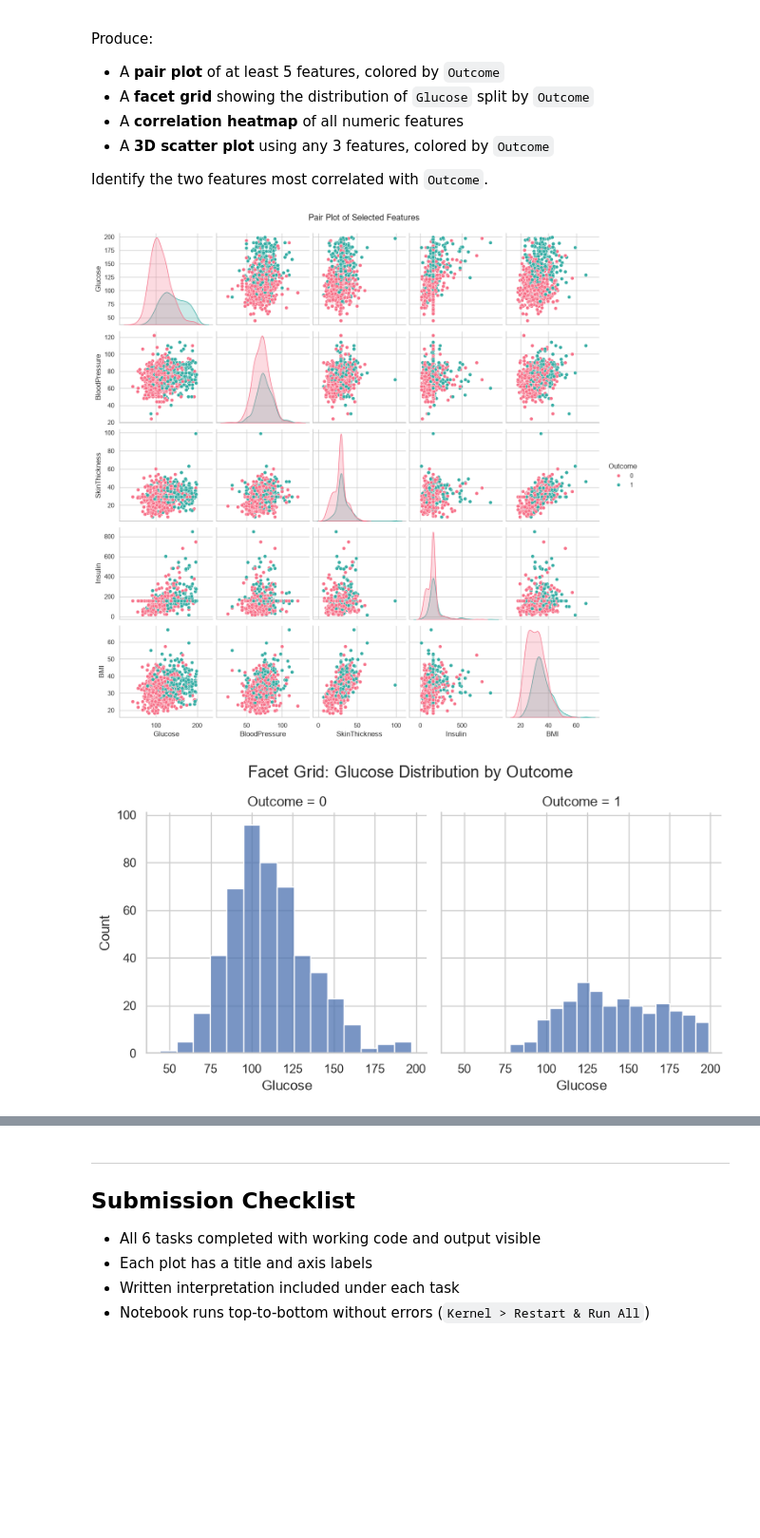
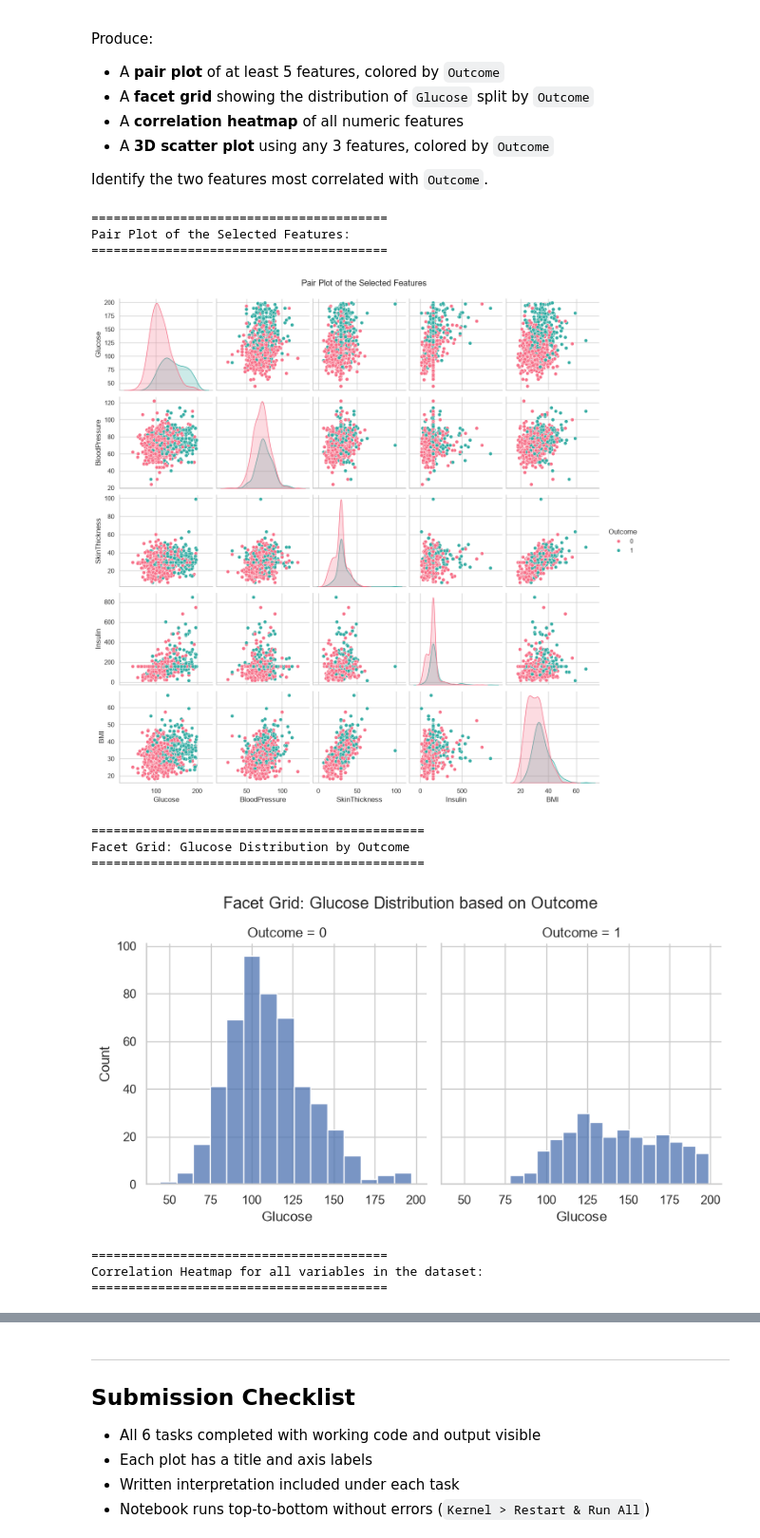
Before and after one commit to Zenith-prog21/Python-Notebooks-Codes-SC-211-, a Jupyter notebook: Python Notebooks Assignment/Gonzaga_1_1_Exploratory_Data_Analysis.ipynb, the cells around one changed output, grey strips where cells are left out. Shown at 95% size. Saved outputs shown, nothing was run; the diff lists cells and outputs as text; code cells hidden in the pictures; blank space fills up the shorter version.

```diff
--- a/Python Notebooks Assignment/Gonzaga_1_1_Exploratory_Data_Analysis.ipynb
+++ b/Python Notebooks Assignment/Gonzaga_1_1_Exploratory_Data_Analysis.ipynb
@@ -427,33 +443,54 @@ Produce:
 Identify the two features most correlated with `Outcome`.
 # %%
 #Task 6
+print("=" * 40)
+print("Pair Plot of the Selected Features:")
+print("=" * 40)
 subset_cols = ["Glucose", "BloodPressure", "SkinThickness", "Insulin", "BMI", "Outcome"]
 sns.pairplot(df[subset_cols], hue="Outcome", palette="husl", diag_kind="kde")
-plt.suptitle("Pair Plot of Selected Features", y=1.02)
+plt.suptitle("Pair Plot of the Selected Features", y=1.02)
 plt.show()
 
 
+print("=" * 45)
+print("Facet Grid: Glucose Distribution by Outcome")
+print("=" * 45)
 g = sns.FacetGrid(df, col="Outcome", height=4)
 g.map(sns.histplot, "Glucose", bins=15)
-g.fig.suptitle("Facet Grid: Glucose Distribution by Outcome", y=1.05)
+g.fig.suptitle("Facet Grid: Glucose Distribution based on Outcome", y=1.05)
 plt.show()
 
+print("=" * 40)
+print("Correlation Heatmap for all variables in the dataset:")
+print("=" * 40)
 plt.figure(figsize=(10,8))
 corr = df.corr()
 sns.heatmap(corr, annot=True, fmt=".2f", cmap="coolwarm", center=0)
 plt.title("Correlation Heatmap")
 plt.show()
 
+print("=" * 50)
+print("3D Scatter Plot: Insulin vs Skin Thickness vs BMI")
+print("=" * 50)
 fig = plt.figure(figsize=(9,7))
 ax = fig.add_subplot(111, projection="3d")
 sc = ax.scatter(df["Insulin"], df["SkinThickness"], df["BMI"], c=df["Outcome"], cmap="viridis")
 ax.set_xlabel("Insulin")
 ax.set_ylabel("Skin Thickness")
 ax.set_zlabel("BMI")
 plt.colorbar(sc, label="Outcome")
 plt.title("3D Scatter Plot")
 plt.show()
 # %% [output]
+========================================
+Pair Plot of the Selected Features:
+========================================
-[figure, old version]
+[figure, new version]
+=============================================
+Facet Grid: Glucose Distribution by Outcome
+=============================================
-[figure, old version]
+[figure, new version]
+========================================
+Correlation Heatmap for all variables in the dataset:
+========================================
 [figure]
```
Also changed, not shown: parts of 8 cells of this notebook.
